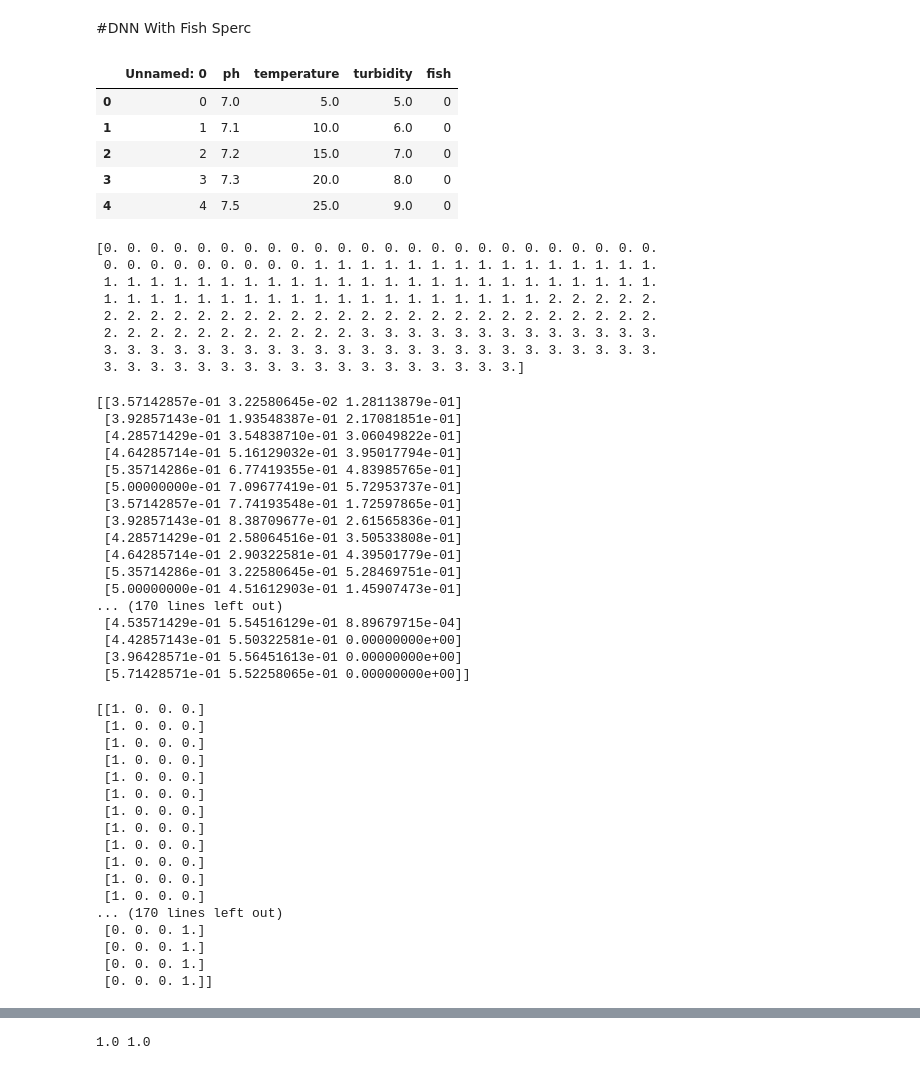
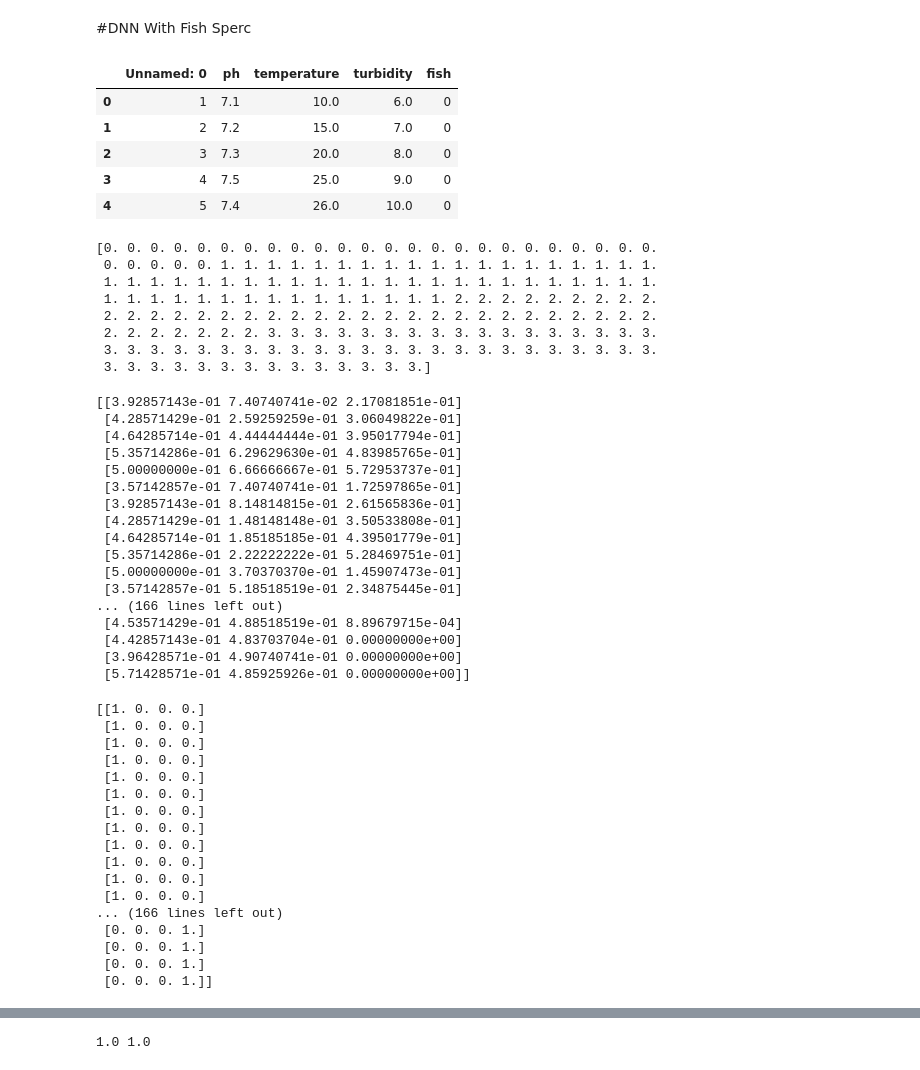
Before and after one commit to vvrgit/Aquaculture, a Jupyter notebook: Aquaculture_DNN_Spec.ipynb, the cells around one changed output, grey strips where cells are left out. Saved outputs shown, nothing was run; the diff lists cells and outputs as text; code cells hidden in the pictures.

```diff
--- a/Aquaculture_DNN_Spec.ipynb
+++ b/Aquaculture_DNN_Spec.ipynb
@@ -749,15 +749,15 @@ Poor
 # %% [markdown]
 #DNN With Fish Sperc
 # %%
-dataframe = pd.read_excel("/content/drive/MyDrive/AQUACULTURE DATA/Aqua-Fish-Spec-Dataset-Post-Outlier.xlsx")
+dataframe = pd.read_excel("/content/Aqua-Fish-Spec-Dataset-Post-Outlier (3).xlsx")
 dataframe.head()
 # %% [output]
 |  | Unnamed: 0 | ph | temperature | turbidity | fish |
-| 0 | 0 | 7.0 | 5.0 | 5.0 | 0 |
-| 1 | 1 | 7.1 | 10.0 | 6.0 | 0 |
-| 2 | 2 | 7.2 | 15.0 | 7.0 | 0 |
-| 3 | 3 | 7.3 | 20.0 | 8.0 | 0 |
-| 4 | 4 | 7.5 | 25.0 | 9.0 | 0 |
+| 0 | 1 | 7.1 | 10.0 | 6.0 | 0 |
+| 1 | 2 | 7.2 | 15.0 | 7.0 | 0 |
+| 2 | 3 | 7.3 | 20.0 | 8.0 | 0 |
+| 3 | 4 | 7.5 | 25.0 | 9.0 | 0 |
+| 4 | 5 | 7.4 | 26.0 | 10.0 | 0 |
 # %%
 dataset = dataframe.values
 X = dataset[0:,1:4].astype(float)
@@ -765,36 +765,36 @@ Y = dataset[0:,4]
 print(Y[0:])
 # %% [output]
 [0. 0. 0. 0. 0. 0. 0. 0. 0. 0. 0. 0. 0. 0. 0. 0. 0. 0. 0. 0. 0. 0. 0. 0.
- 0. 0. 0. 0. 0. 0. 0. 0. 0. 1. 1. 1. 1. 1. 1. 1. 1. 1. 1. 1. 1. 1. 1. 1.
+ 0. 0. 0. 0. 0. 1. 1. 1. 1. 1. 1. 1. 1. 1. 1. 1. 1. 1. 1. 1. 1. 1. 1. 1.
  1. 1. 1. 1. 1. 1. 1. 1. 1. 1. 1. 1. 1. 1. 1. 1. 1. 1. 1. 1. 1. 1. 1. 1.
- 1. 1. 1. 1. 1. 1. 1. 1. 1. 1. 1. 1. 1. 1. 1. 1. 1. 1. 1. 2. 2. 2. 2. 2.
+ 1. 1. 1. 1. 1. 1. 1. 1. 1. 1. 1. 1. 1. 1. 1. 2. 2. 2. 2. 2. 2. 2. 2. 2.
  2. 2. 2. 2. 2. 2. 2. 2. 2. 2. 2. 2. 2. 2. 2. 2. 2. 2. 2. 2. 2. 2. 2. 2.
- 2. 2. 2. 2. 2. 2. 2. 2. 2. 2. 2. 3. 3. 3. 3. 3. 3. 3. 3. 3. 3. 3. 3. 3.
+ 2. 2. 2. 2. 2. 2. 2. 3. 3. 3. 3. 3. 3. 3. 3. 3. 3. 3. 3. 3. 3. 3. 3. 3.
  3. 3. 3. 3. 3. 3. 3. 3. 3. 3. 3. 3. 3. 3. 3. 3. 3. 3. 3. 3. 3. 3. 3. 3.
- 3. 3. 3. 3. 3. 3. 3. 3. 3. 3. 3. 3. 3. 3. 3. 3. 3. 3.]
+ 3. 3. 3. 3. 3. 3. 3. 3. 3. 3. 3. 3. 3. 3.]
 # %%
 from sklearn.preprocessing import MinMaxScaler
 ms=MinMaxScaler()
 red_wine_data_X=ms.fit_transform(X)
 print(red_wine_data_X)
 # %% [output]
-[[3.57142857e-01 3.22580645e-02 1.28113879e-01]
- [3.92857143e-01 1.93548387e-01 2.17081851e-01]
- [4.28571429e-01 3.54838710e-01 3.06049822e-01]
- [4.64285714e-01 5.16129032e-01 3.95017794e-01]
- [5.35714286e-01 6.77419355e-01 4.83985765e-01]
- [5.00000000e-01 7.09677419e-01 5.72953737e-01]
- [3.57142857e-01 7.74193548e-01 1.72597865e-01]
- [3.92857143e-01 8.38709677e-01 2.61565836e-01]
- [4.28571429e-01 2.58064516e-01 3.50533808e-01]
- [4.64285714e-01 2.90322581e-01 4.39501779e-01]
- [5.35714286e-01 3.22580645e-01 5.28469751e-01]
- [5.00000000e-01 4.51612903e-01 1.45907473e-01]
-... (170 lines left out)
- [4.53571429e-01 5.54516129e-01 8.89679715e-04]
- [4.42857143e-01 5.50322581e-01 0.00000000e+00]
- [3.96428571e-01 5.56451613e-01 0.00000000e+00]
- [5.71428571e-01 5.52258065e-01 0.00000000e+00]]
+[[3.92857143e-01 7.40740741e-02 2.17081851e-01]
+ [4.28571429e-01 2.59259259e-01 3.06049822e-01]
+ [4.64285714e-01 4.44444444e-01 3.95017794e-01]
+ [5.35714286e-01 6.29629630e-01 4.83985765e-01]
+ [5.00000000e-01 6.66666667e-01 5.72953737e-01]
+ [3.57142857e-01 7.40740741e-01 1.72597865e-01]
+ [3.92857143e-01 8.14814815e-01 2.61565836e-01]
+ [4.28571429e-01 1.48148148e-01 3.50533808e-01]
+ [4.64285714e-01 1.85185185e-01 4.39501779e-01]
+ [5.35714286e-01 2.22222222e-01 5.28469751e-01]
+ [5.00000000e-01 3.70370370e-01 1.45907473e-01]
+ [3.57142857e-01 5.18518519e-01 2.34875445e-01]
+... (166 lines left out)
+ [4.53571429e-01 4.88518519e-01 8.89679715e-04]
+ [4.42857143e-01 4.83703704e-01 0.00000000e+00]
+ [3.96428571e-01 4.90740741e-01 0.00000000e+00]
+ [5.71428571e-01 4.85925926e-01 0.00000000e+00]]
 # %%
 import tensorflow as tf
 
@@ -813,7 +813,7 @@ print(y_train)
  [1. 0. 0. 0.]
  [1. 0. 0. 0.]
  [1. 0. 0. 0.]
-... (170 lines left out)
+... (166 lines left out)
  [0. 0. 0. 1.]
  [0. 0. 0. 1.]
  [0. 0. 0. 1.]
```
Also changed, not shown: parts of 28 cells of this notebook.
